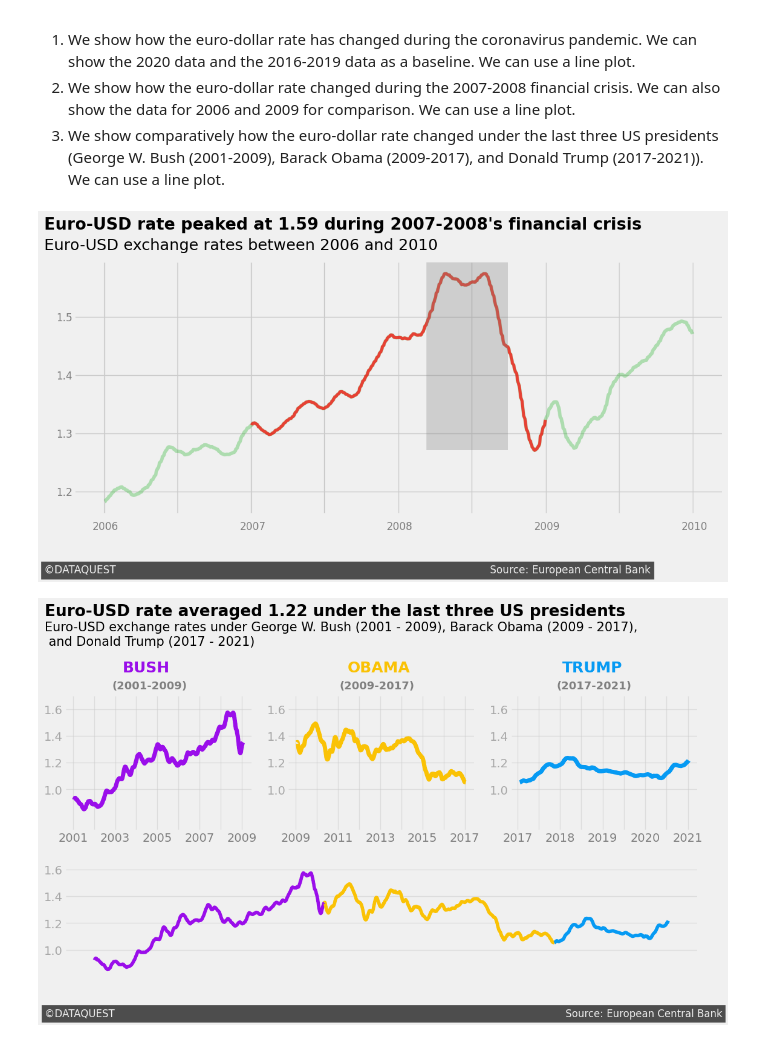
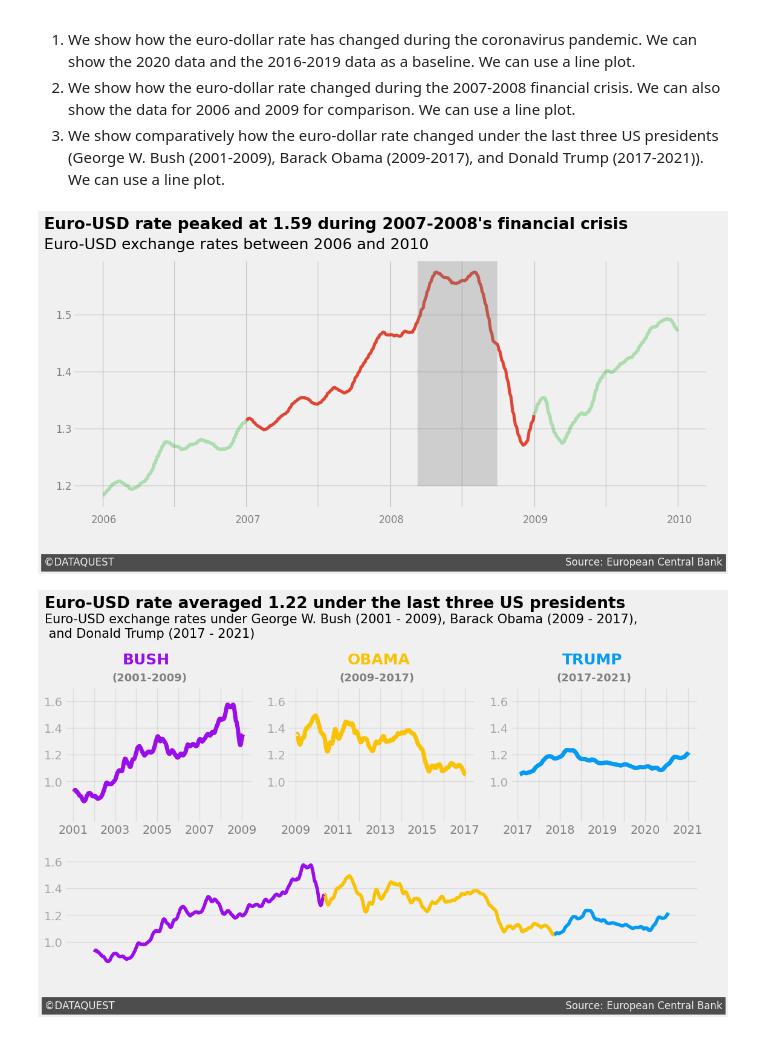
Before and after one commit to Williamz4lyf/DataQuest, a Jupyter notebook: Guided Project_ Storytelling Data Visualization on Exchange Rates/Basics.ipynb, the cells around one changed output. Saved outputs shown, nothing was run; the diff lists cells and outputs as text; code cells hidden in the pictures.

```diff
--- a/Guided Project_ Storytelling Data Visualization on Exchange Rates/Basics.ipynb
+++ b/Guided Project_ Storytelling Data Visualization on Exchange Rates/Basics.ipynb
@@ -217,36 +217,36 @@ for index, gridline in enumerate(ygridlines):
         gridline.set_visible(False)
 
 # Remove borders and set tick labels
 ax.tick_params(left=False, bottom=False)
 ax.set_yticklabels(['', 1.2, '', 1.3, '', 1.4, '', 1.5],
                    size=12, color='grey')
 ax.set_xticklabels([])
 x_coords = {'2006':13120, '2007':13485, '2008':13850,
             '2009':14216, '2010':14581}
 y_coord = 1.135
 for x_label, x_coord in x_coords.items():
     ax.text(x_coord, y_coord, x_label, size=12, color='grey')
 
 # Plot Red Line Chart
 ax.plot(fin_crisis['Time'], fin_crisis['rolling_mean'],
          color='#FF0000', linewidth=3.5, alpha=0.7)
 
 # Title, Subtitle, Footer
-ax.text(13000, 1.06, '©DATAQUEST' + ' '*115 + 'Source: European Central Bank',
+ax.text(13000, 1.06, '©DATAQUEST' + ' '*142 + 'Source: European Central Bank',
         color = '#f0f0f0', backgroundcolor = '#4d4d4d',
         size=12)
 ax.text(13000, 1.65,
         'Euro-USD rate peaked at 1.59 during 2007-2008\'s financial crisis',
         size=19, weight='bold')
 ax.text(13000, 1.615,
         'Euro-USD exchange rates between 2006 and 2010', size=18)
 
 # Plot Shaded Bar
-ax.axvline(x=14050, ymin=0.25, c='grey', linewidth=95, alpha=0.3)
+ax.axvline(x=14050, ymin=0.083, c='grey', linewidth=95, alpha=0.3)
 
 plt.show()
 # %% [output]
-[figure, old version]
+[figure, new version]
 # %%
 # EUR-USD US Presidents df
 bush = euro_to_dollar.loc[(euro_to_dollar['Time'] >= '2001-01-20') & (euro_to_dollar['Time'] <= '2009-01-20')]
```
Also changed, not shown: parts of 3 cells of this notebook.
